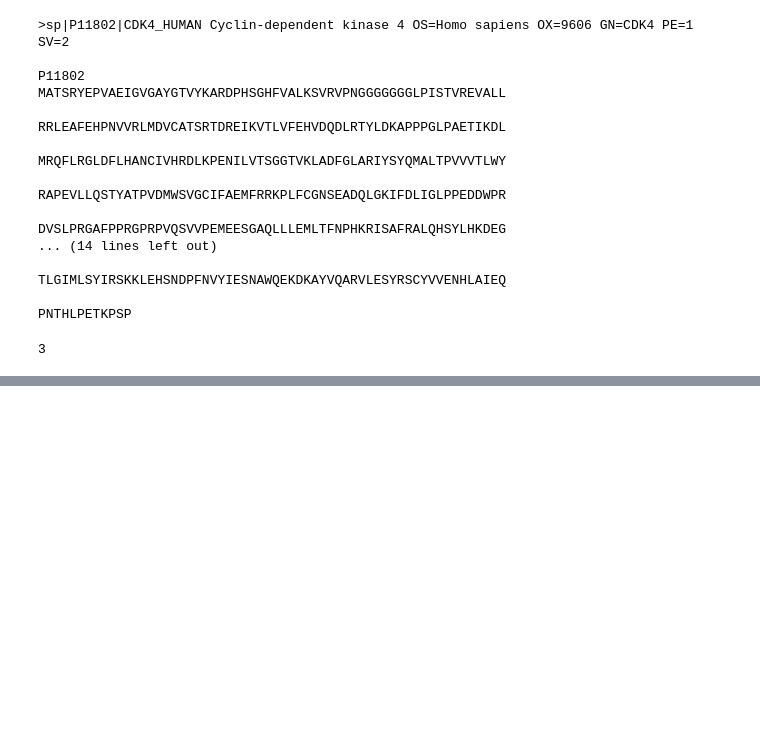
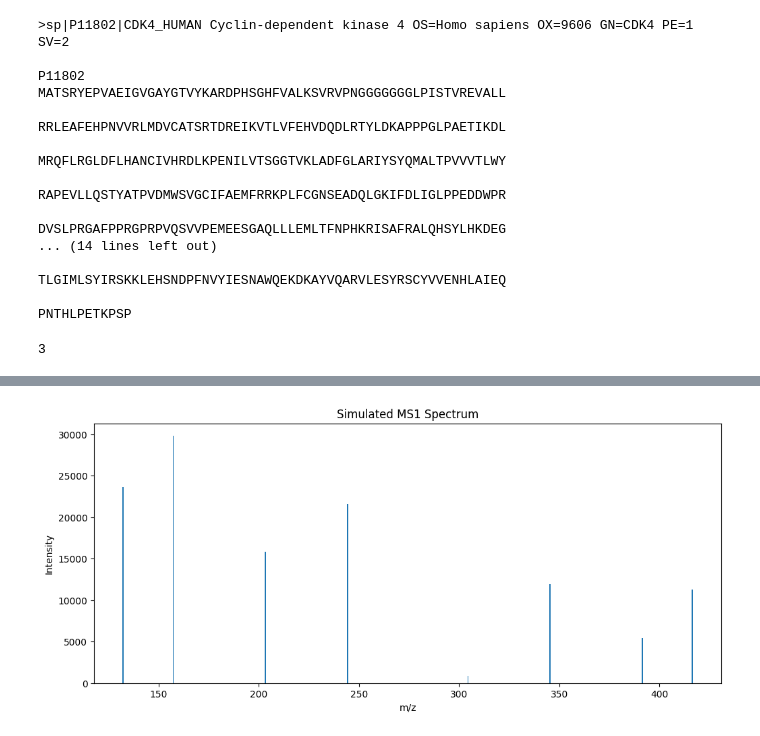
Before and after one commit to Pauline183/proteosim-, a Jupyter notebook: ms_experiment_final.ipynb, the cells around one changed output, grey strips where cells are left out. Saved outputs shown, nothing was run; the diff lists cells and outputs as text; code cells hidden in the pictures; blank space fills up the shorter version.

```diff
--- a/ms_experiment_final.ipynb
+++ b/ms_experiment_final.ipynb
@@ -64,0 +160,3 @@ AttributeError: module 'proteosim' has no attribute 'predict_lc_retention_times'
+# %%
+mass_map_ms2 = ps.calculate_mol_mass_collection(frags, ps.amino_acid_mass_dalton)
+mass_map_ms2
@@ -64,0 +172,3 @@ AttributeError: module 'proteosim' has no attribute 'predict_lc_retention_times'
+# %%
+mz2_map = ps.calculate_mz_collection(mass_map_ms2, charge=1)
+mz2_map
@@ -64,0 +184,4 @@ AttributeError: module 'proteosim' has no attribute 'predict_lc_retention_times'
+# %%
+ps.plot_spectrum(list(mz2_map.values()), seed=42)
+# %% [output]
+[figure, added]
```
Also changed, not shown: parts of 15 cells of this notebook.
